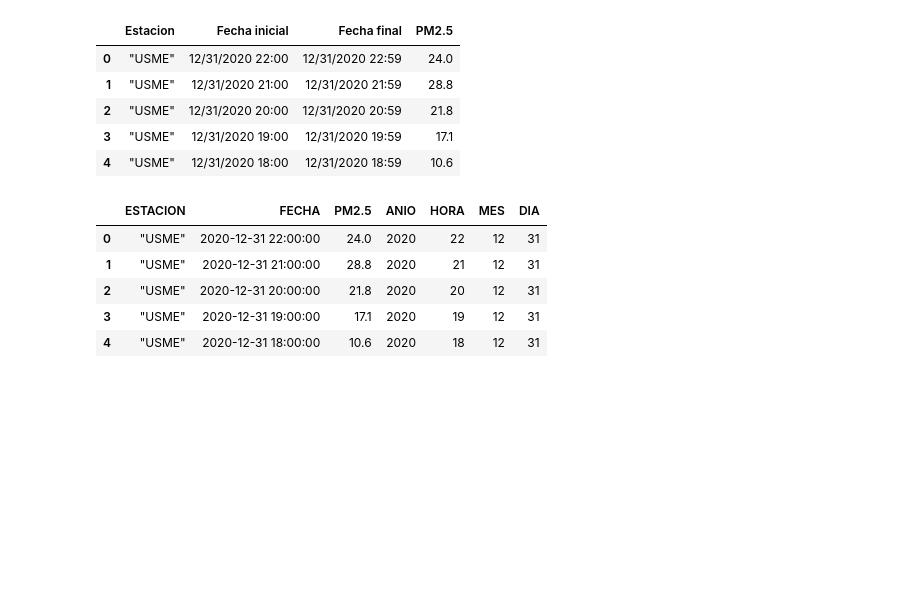
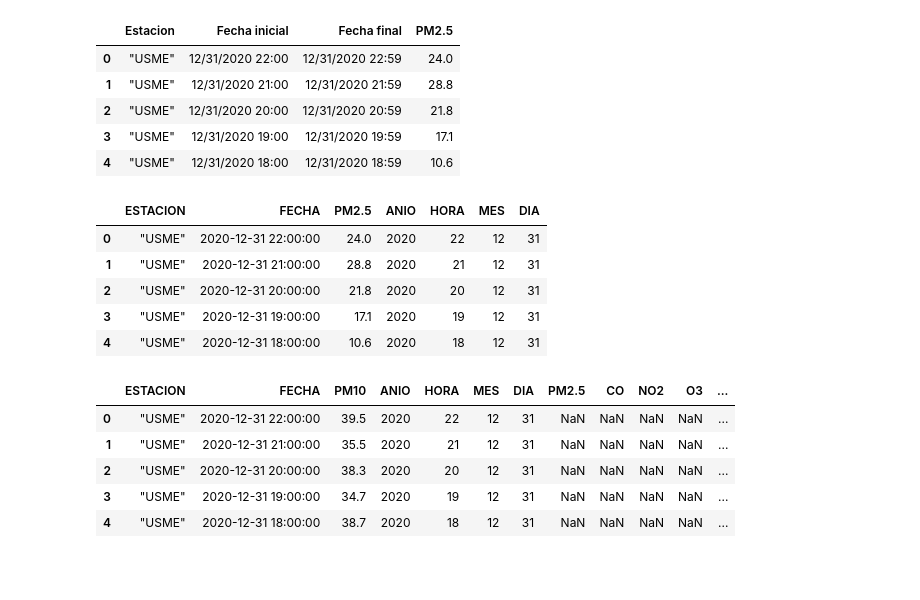
Before and after one commit to YairAndrade1/Proyecto2_BI, a Jupyter notebook: pm.ipynb, the cells around one changed output. Saved outputs shown, nothing was run; the diff lists cells and outputs as text; code cells hidden in the pictures; blank space fills up the shorter version.

```diff
--- a/pm.ipynb
+++ b/pm.ipynb
@@ -105,4 +101,71 @@ df_25.head()
 | 2 | "USME" | 2020-12-31 20:00:00 | 21.8 | 2020 | 20 | 12 | 31 |
 | 3 | "USME" | 2020-12-31 19:00:00 | 17.1 | 2020 | 19 | 12 | 31 |
 | 4 | "USME" | 2020-12-31 18:00:00 | 10.6 | 2020 | 18 | 12 | 31 |
+# %%
+# Ahora cargamos los datos de CO, NO2, O3, SO2 de 2020-2023
+
+co_2020 = "raw/co-2020.csv"
+co_2021 = "raw/co-2021.csv"
+co_2022 = "raw/co-2022.csv"
+co_2023 = "raw/co-2023.csv"
+no2_2020 = "raw/no2-2020.csv"
+no2_2021 = "raw/no2-2021.csv"
+no2_2022 = "raw/no2-2022.csv"
+no2_2023 = "raw/no2-2023.csv"
+o3_2020 = "raw/o3-2020.csv"
+o3_2021 = "raw/o3-2021.csv"
+o3_2022 = "raw/o3-2022.csv"
+o3_2023 = "raw/o3-2023.csv"
+so2_2020 = "raw/so2-2020.csv"
+so2_2021 = "raw/so2-2021.csv"
+so2_2022 = "raw/so2-2022.csv"
+so2_2023 = "raw/so2-2023.csv"
+
+df_co_2020 = pd.read_csv(co_2020, sep=',')
+df_co_2021 = pd.read_csv(co_2021, sep=',')
+df_co_2022 = pd.read_csv(co_2022, sep=',')
+df_co_2023 = pd.read_csv(co_2023, sep=',')
+df_no2_2020 = pd.read_csv(no2_2020, sep=',')
+df_no2_2021 = pd.read_csv(no2_2021, sep=',')
+df_no2_2022 = pd.read_csv(no2_2022, sep=',')
+df_no2_2023 = pd.read_csv(no2_2023, sep=',')
+df_o3_2020 = pd.read_csv(o3_2020, sep=',')
+df_o3_2021 = pd.read_csv(o3_2021, sep=',')
+df_o3_2022 = pd.read_csv(o3_2022, sep=',')
+df_o3_2023 = pd.read_csv(o3_2023, sep=',')
+df_so2_2020 = pd.read_csv(so2_2020, sep=',')
+df_so2_2021 = pd.read_csv(so2_2021, sep=',')
+df_so2_2022 = pd.read_csv(so2_2022, sep=',')
+df_so2_2023 = pd.read_csv(so2_2023, sep=',')
+
+# Combinar los datos
+df_co = pd.concat([df_co_2020, df_co_2021, df_co_2022, df_co_2023], ignore_index=True)
+df_no2 = pd.concat([df_no2_2020, df_no2_2021, df_no2_2022, df_no2_2023], ignore_index=True)
+df_o3 = pd.concat([df_o3_2020, df_o3_2021, df_o3_2022, df_o3_2023], ignore_index=True)
+df_so2 = pd.concat([df_so2_2020, df_so2_2021, df_so2_2022, df_so2_2023], ignore_index=True)
+
+# procesar la columna de fecha y hora
+for df in [df_co, df_no2, df_o3, df_so2]:
+    df['Fecha inicial'] = pd.to_datetime(df['Fecha inicial'], format='%Y-%m-%d %H:%M')
+    df.rename(columns={'Fecha inicial': 'FECHA'}, inplace=True)
+    df['ANIO'] = df['FECHA'].dt.year
+    df['HORA'] = df['FECHA'].dt.hour
+    df['MES'] = df['FECHA'].dt.month
+    df['DIA'] = df['FECHA'].dt.day
+    df.rename(columns={'Estacion': 'ESTACION'}, inplace=True)
+    df.drop(columns=['Fecha final'], inplace=True)
+
+# Ahora unimos todos los dataframes en uno solo
+data_frames = [df_10, df_25, df_co, df_no2, df_o3, df_so2]
+tabla_final = pd.concat(data_frames, ignore_index=True)
+tabla_final.head()
+# %% [output]
+|  | ESTACION | FECHA | PM10 | ANIO | HORA | MES | DIA | PM2.5 | CO | NO2 | O3 | ... |
+| 0 | "USME" | 2020-12-31 22:00:00 | 39.5 | 2020 | 22 | 12 | 31 | NaN | NaN | NaN | NaN | ... |
+| 1 | "USME" | 2020-12-31 21:00:00 | 35.5 | 2020 | 21 | 12 | 31 | NaN | NaN | NaN | NaN | ... |
+| 2 | "USME" | 2020-12-31 20:00:00 | 38.3 | 2020 | 20 | 12 | 31 | NaN | NaN | NaN | NaN | ... |
+| 3 | "USME" | 2020-12-31 19:00:00 | 34.7 | 2020 | 19 | 12 | 31 | NaN | NaN | NaN | NaN | ... |
+| 4 | "USME" | 2020-12-31 18:00:00 | 38.7 | 2020 | 18 | 12 | 31 | NaN | NaN | NaN | NaN | ... |
+# %% [markdown]
+#
 # %%
```
Also changed, not shown: parts of 8 cells of this notebook, 22 other files.
